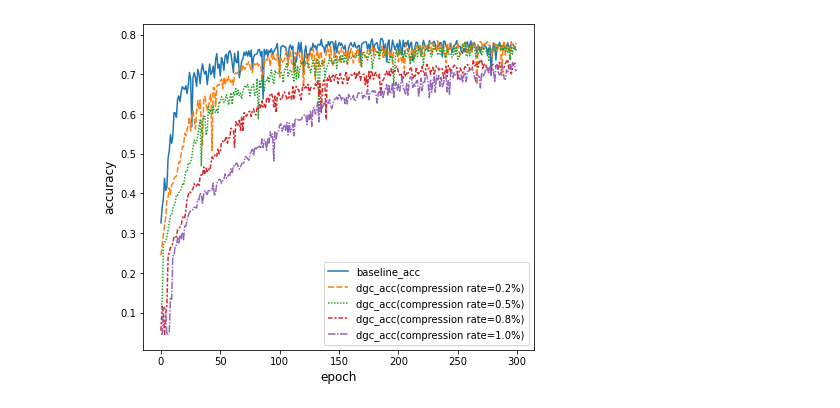
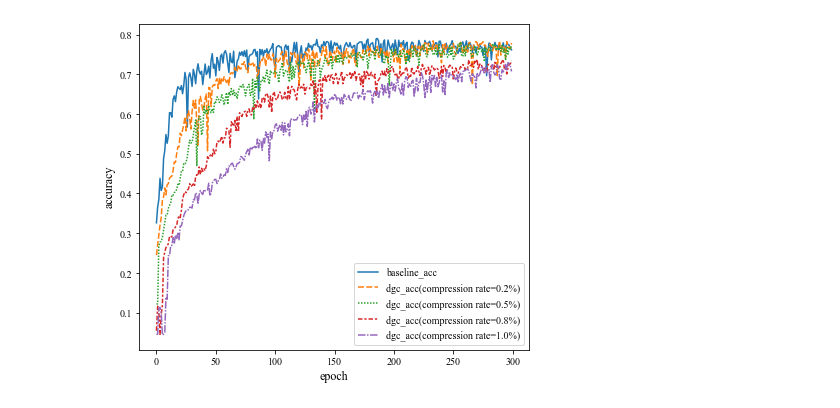
Before and after one commit to Lzl0318/dataLeakage-industrialFL, a Jupyter notebook: classify/results/dlg/裁剪率对模型性能影响图/test_acc_plot.ipynb, the cells around one changed output. Drawn from its saved outputs; the diff is of its cells as text; code cells hidden in the pictures.

```diff
--- a/classify/results/dlg/裁剪率对模型性能影响图/test_acc_plot.ipynb
+++ b/classify/results/dlg/裁剪率对模型性能影响图/test_acc_plot.ipynb
@@ -20,12 +20,13 @@ df['dgc_acc(compression rate=0.8%)'] = dgc_0008_acc
 df['dgc_acc(compression rate=1.0%)'] = dgc_0010_acc
 # %%
 plt.figure(figsize=(7, 6))
+plt.rcParams['font.sans-serif'] = ['Times New Roman']
 sns.lineplot(data=df)
 plt.xlabel('epoch', fontsize=12)
 plt.ylabel('accuracy', fontsize=12)
 plt.legend(loc='lower right', fontsize=10)
 
 plt.savefig('./test_acc_classify.pdf', dpi=600, bbox_inches='tight')
 plt.show(block=True)
 # %% [output]
-[figure, old version]
+[figure, new version]
```
Also changed, not shown: 7 other files.
